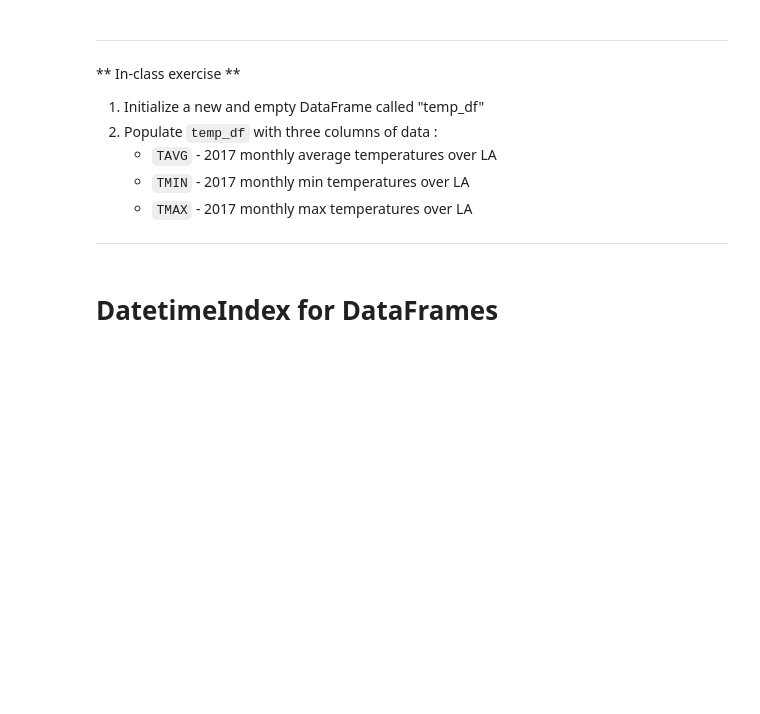
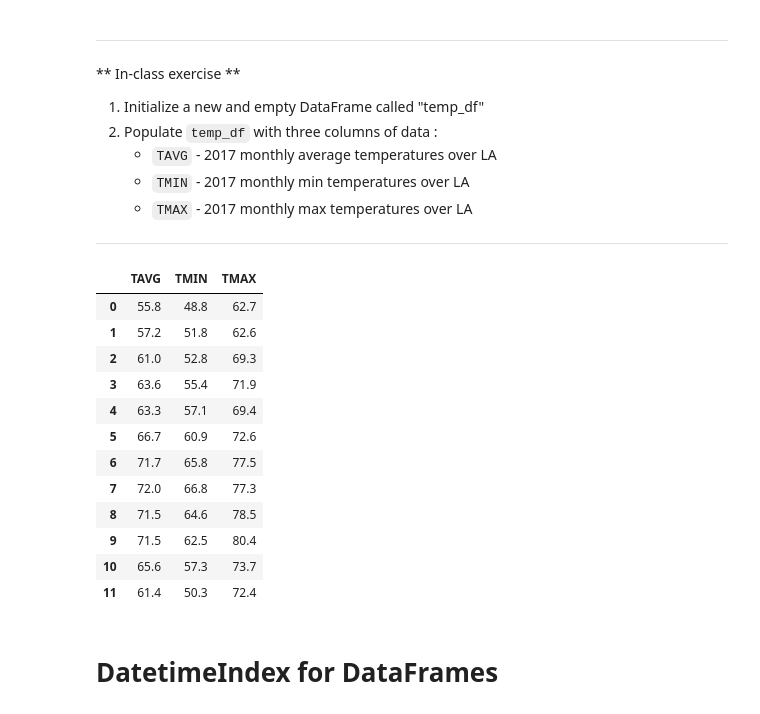
Before and after one commit to neil-berg/AOS51, a Jupyter notebook: AOS51_Fall_2018_#2_KEY.ipynb, the cells around one changed output. Cells and saved outputs as stored; diff of their text form; code cells hidden in the pictures; blank space fills up the shorter version.

```diff
--- a/AOS51_Fall_2018_#2_KEY.ipynb
+++ b/AOS51_Fall_2018_#2_KEY.ipynb
@@ -67,8 +67,23 @@ df
 # %%
 temp_df = pd.DataFrame()
 temp_df['TAVG'] = tavg
 temp_df['TMIN'] = tmin
 temp_df['TMAX'] = tmax
+temp_df
+# %% [output]
+|  | TAVG | TMIN | TMAX |
+| 0 | 55.8 | 48.8 | 62.7 |
+| 1 | 57.2 | 51.8 | 62.6 |
+| 2 | 61.0 | 52.8 | 69.3 |
+| 3 | 63.6 | 55.4 | 71.9 |
+| 4 | 63.3 | 57.1 | 69.4 |
+| 5 | 66.7 | 60.9 | 72.6 |
+| 6 | 71.7 | 65.8 | 77.5 |
+| 7 | 72.0 | 66.8 | 77.3 |
+| 8 | 71.5 | 64.6 | 78.5 |
+| 9 | 71.5 | 62.5 | 80.4 |
+| 10 | 65.6 | 57.3 | 73.7 |
+| 11 | 61.4 | 50.3 | 72.4 |
 # %% [markdown]
 # DatetimeIndex for DataFrames
 # %% [markdown]
```
Also changed, not shown: parts of 12 cells of this notebook.
